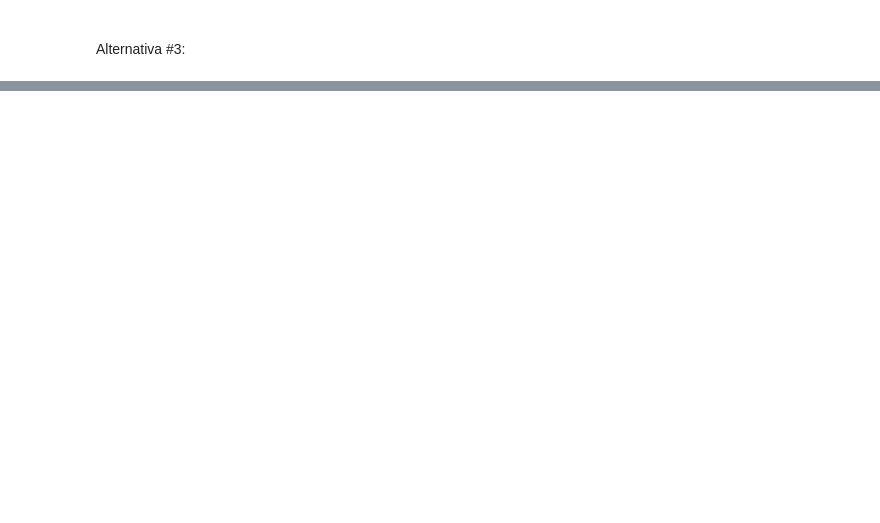
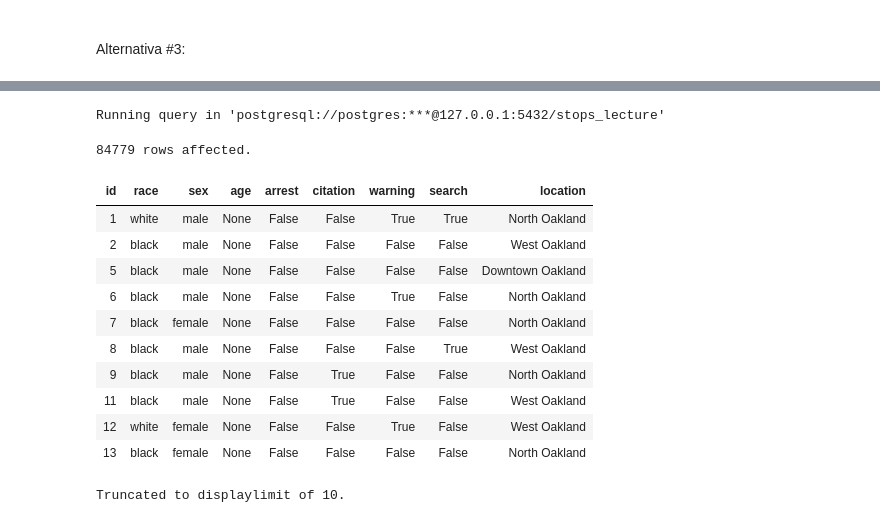
Before and after one commit to gabrielalusofona/fed_projeto, a Jupyter notebook: SQL.ipynb, the cells around one changed output, grey strips where cells are left out. Drawn from its saved outputs; the diff is of its cells as text; code cells hidden in the pictures; blank space fills up the shorter version.

```diff
--- a/SQL.ipynb
+++ b/SQL.ipynb
@@ -277,0 +659,19 @@ Running query in 'postgresql://127.0.0.1:5432/stops_lecture'
+# %%
+%%sql
+SELECT * FROM Stops
+ORDER BY age DESC, id ASC;
+# %% [output]
+Running query in 'postgresql://postgres:***@127.0.0.1:5432/stops_lecture'
+84779 rows affected.
+| id | race | sex | age | arrest | citation | warning | search | location |
+| 1 | white | male | None | False | False | True | True | North Oakland |
+| 2 | black | male | None | False | False | False | False | West Oakland |
+| 5 | black | male | None | False | False | False | False | Downtown Oakland |
+| 6 | black | male | None | False | False | True | False | North Oakland |
+| 7 | black | female | None | False | False | False | False | North Oakland |
+| 8 | black | male | None | False | False | False | True | West Oakland |
+| 9 | black | male | None | False | True | False | False | North Oakland |
+| 11 | black | male | None | False | True | False | False | West Oakland |
+| 12 | white | female | None | False | False | True | False | West Oakland |
+| 13 | black | female | None | False | False | False | False | North Oakland |
+Truncated to displaylimit of 10.
```
Also changed, not shown: parts of 110 cells of this notebook, 2 other files.
